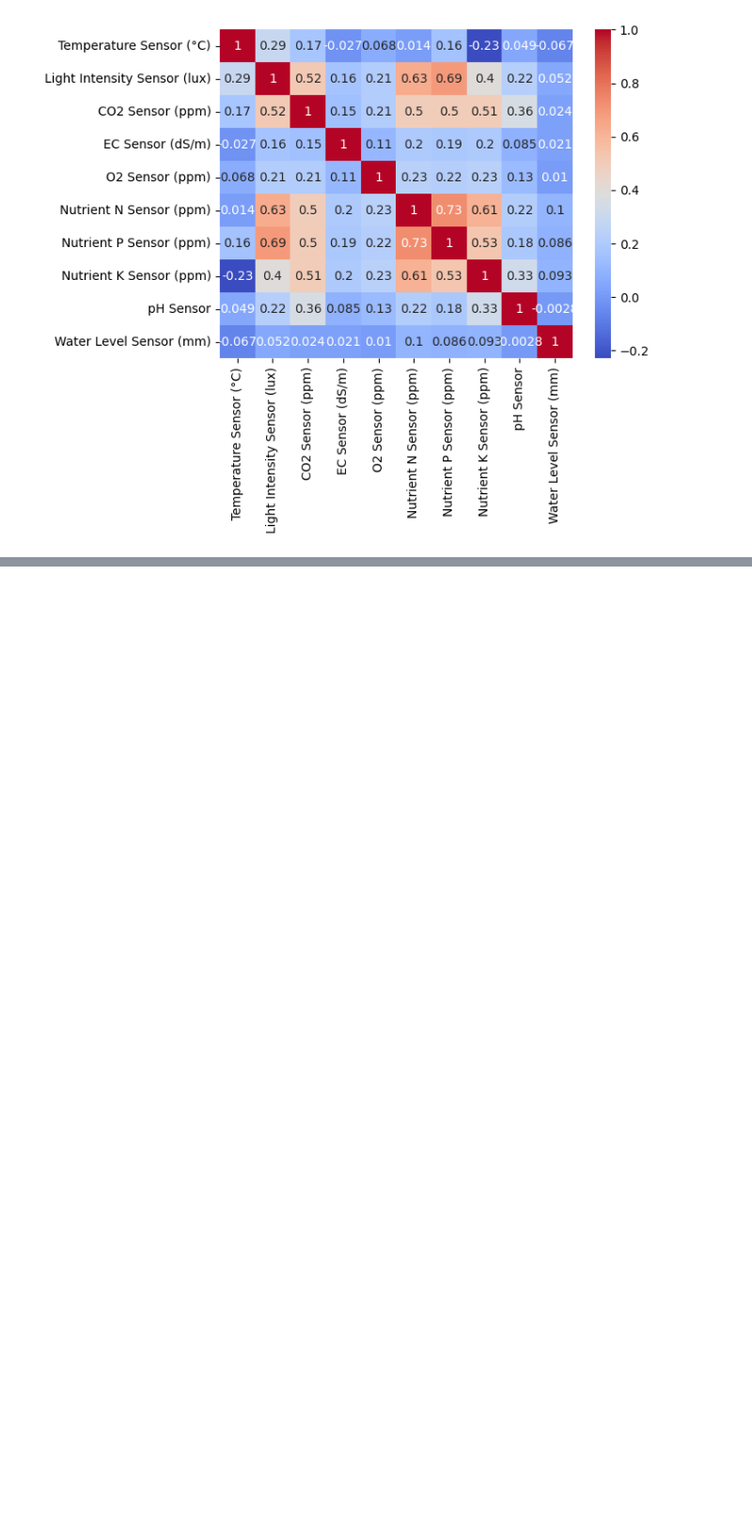
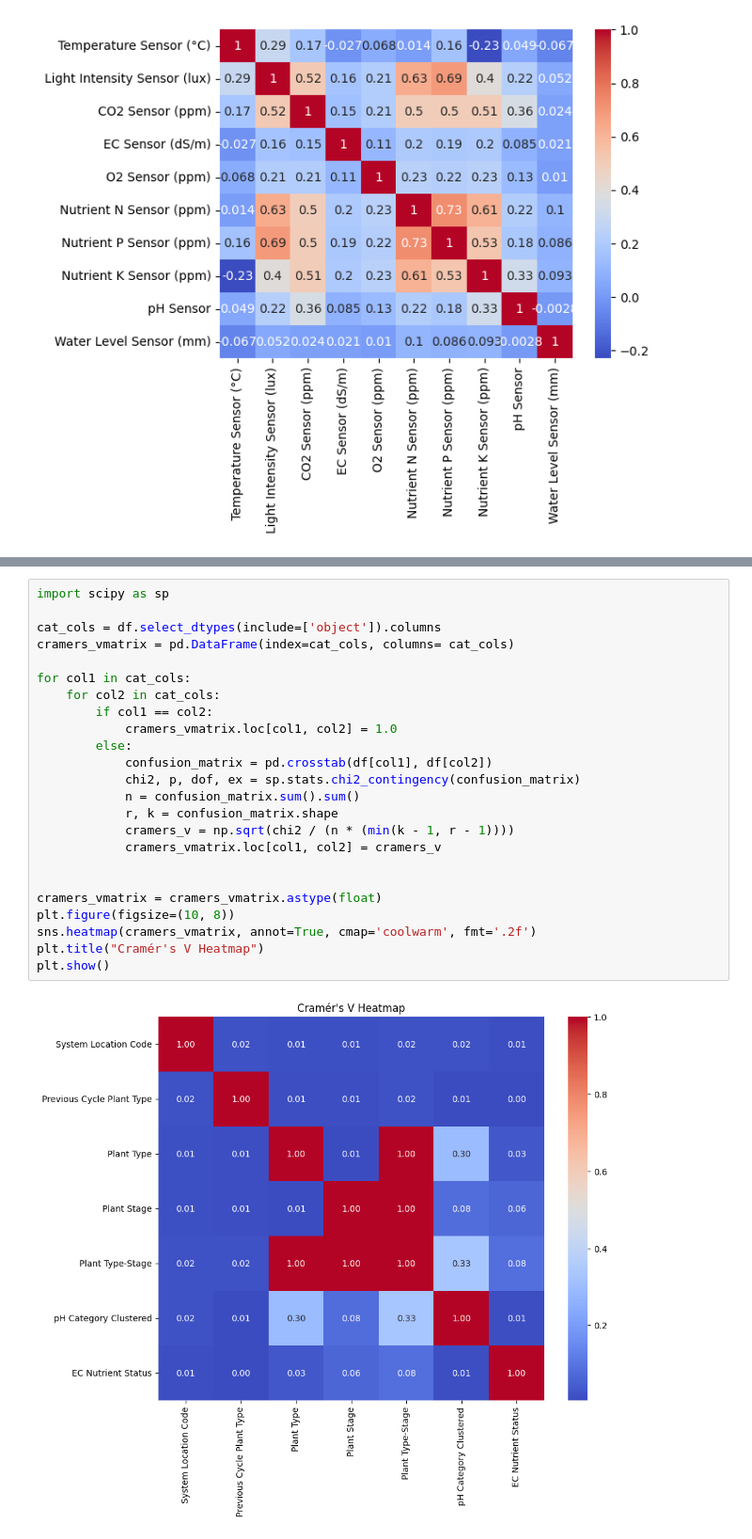
Before and after one commit to Anish-Gholap/agricultural-ml-pipeline, a Jupyter notebook: eda.ipynb, the cells around one changed output, grey strips where cells are left out. Shown at 94% size. Drawn from its saved outputs; the diff is of its cells as text; blank space fills up the shorter version.

```diff
--- a/eda.ipynb
+++ b/eda.ipynb
@@ -372,0 +561,26 @@ sns.heatmap(df[attributes].corr(), cmap='coolwarm', annot=True)
+# %%
+import scipy as sp
+
+cat_cols = df.select_dtypes(include=['object']).columns
+cramers_vmatrix = pd.DataFrame(index=cat_cols, columns= cat_cols)
+
+for col1 in cat_cols:
+    for col2 in cat_cols:
+        if col1 == col2:
+            cramers_vmatrix.loc[col1, col2] = 1.0
+        else:
+            confusion_matrix = pd.crosstab(df[col1], df[col2])
+            chi2, p, dof, ex = sp.stats.chi2_contingency(confusion_matrix)
+            n = confusion_matrix.sum().sum()
+            r, k = confusion_matrix.shape
+            cramers_v = np.sqrt(chi2 / (n * (min(k - 1, r - 1))))
+            cramers_vmatrix.loc[col1, col2] = cramers_v
+
+
+cramers_vmatrix = cramers_vmatrix.astype(float)
+plt.figure(figsize=(10, 8))
+sns.heatmap(cramers_vmatrix, annot=True, cmap='coolwarm', fmt='.2f')
+plt.title("Cramér's V Heatmap")
+plt.show()
+# %% [output]
+[figure, added]
```
Also changed, not shown: parts of 24 cells of this notebook, 10 other files.
